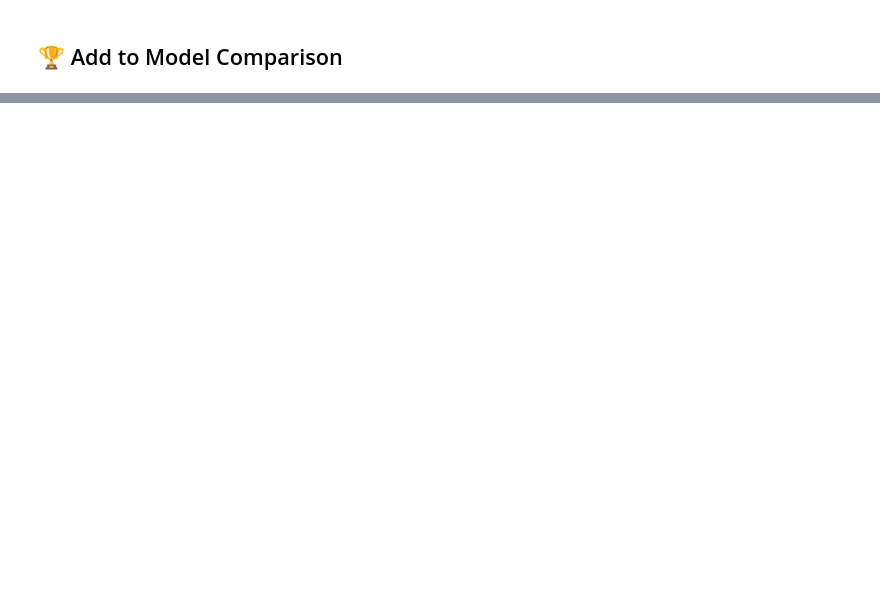
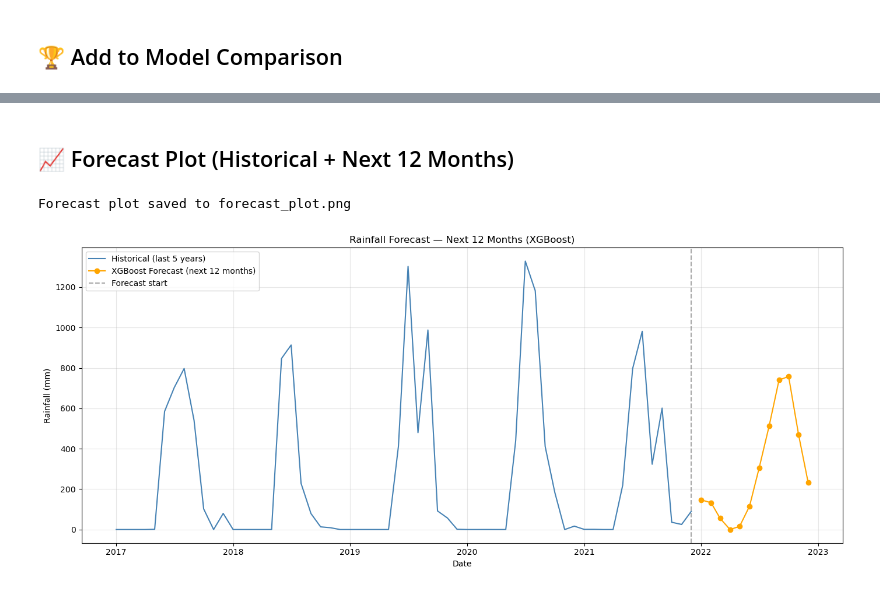
Before and after one commit to ceodaniyal/mumbai_rainfall_forecasting, a Jupyter notebook: rain_forecasting.ipynb, the cells around one changed output, grey strips where cells are left out. Drawn from its saved outputs; the diff is of its cells as text; code cells hidden in the pictures; blank space fills up the shorter version.

```diff
--- a/rain_forecasting.ipynb
+++ b/rain_forecasting.ipynb
@@ -739,0 +744,7 @@ LSTM RMSE: 190.12857874380208
+# %%
+import pickle
+
+with open("xgboost_rainfall_model.pkl", "wb") as f:
+    pickle.dump(xgb, f)
+
+print("XGBoost model saved to xgboost_rainfall_model.pkl")
@@ -739,0 +843,26 @@ LSTM RMSE: 190.12857874380208
+# %% [markdown]
+## 📈 Forecast Plot (Historical + Next 12 Months)
+# %%
+plt.figure(figsize=(14, 6))
+
+# Show last 5 years of history for context
+history_tail = df_melt['Rainfall'].tail(60)
+plt.plot(history_tail.index, history_tail.values, label='Historical (last 5 years)', color='steelblue')
+
+plt.plot(forecast_df['Date'], forecast_df['Predicted_Rainfall'],
+         label='XGBoost Forecast (next 12 months)', color='orange', marker='o')
+
+plt.axvline(x=df_melt.index[-1], color='gray', linestyle='--', alpha=0.7, label='Forecast start')
+plt.title("Rainfall Forecast — Next 12 Months (XGBoost)")
+plt.xlabel("Date")
+plt.ylabel("Rainfall (mm)")
+plt.legend()
+plt.grid(True, alpha=0.3)
+plt.tight_layout()
+
+plt.savefig("forecast_plot.png", dpi=150, bbox_inches='tight')
+print("Forecast plot saved to forecast_plot.png")
+plt.show()
+# %% [output]
+Forecast plot saved to forecast_plot.png
+[figure, added]
```
Also changed, not shown: parts of 16 cells of this notebook, 5 other files.
